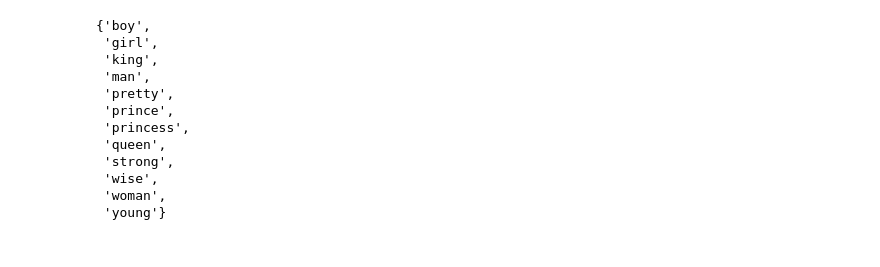
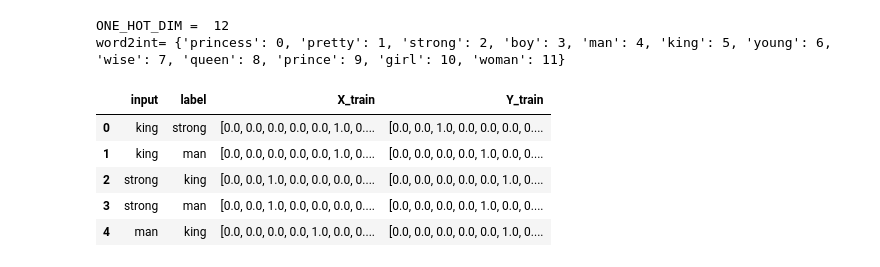
Before and after one commit to ftk1000/w2v_ftk1000, a Jupyter notebook: w2v_tf_fast.ipynb, the cells around one changed output. Drawn from its saved outputs; the diff is of its cells as text; code cells hidden in the pictures.

```diff
--- a/w2v_tf_fast.ipynb
+++ b/w2v_tf_fast.ipynb
@@ -37,15 +80,48 @@ words = set(words)
-# %%
-words
-# %% [output]
-{'boy',
- 'girl',
- 'king',
- 'man',
- 'pretty',
- 'prince',
- 'princess',
- 'queen',
- 'strong',
- 'wise',
- 'woman',
- 'young'}
+# %%
+w2idx = pd.DataFrame.from_dict({ 'values': word2int.values(), 'word': word2int.keys() })
+# print(w2idx.head())
+
+import tensorflow as tf
+import numpy as np
+from tensorflow.keras.utils import plot_model
+
+ONE_HOT_DIM = len(words)
+print('ONE_HOT_DIM = ', ONE_HOT_DIM)
+# function to convert numbers to one hot vectors
+def to_one_hot_encoding(data_point_index):
+    one_hot_encoding = np.zeros(ONE_HOT_DIM)
+    one_hot_encoding[data_point_index] = 1
+    return one_hot_encoding
+
+X = [] # input word
+Y = [] # target word
+
+
+# print(df.head())
+print('word2int=', word2int)
+# k=0
+for x, y in zip(df['input'], df['label']):
+    X.append(to_one_hot_encoding(word2int[ x ]))
+    Y.append(to_one_hot_encoding(word2int[ y ]))
+    # if k<5:
+    #   Xtmp = to_one_hot_encoding(word2int[ x ])
+    #   Ytmp = to_one_hot_encoding(word2int[ y ])
+    #   print(x,'\t===>',Xtmp, '\t\t\t\t',  y ,'===>',Ytmp)
+    #   k+=1
+
+
+# convert them to numpy arrays
+X_train = np.asarray(X)
+Y_train = np.asarray(Y)
+df['X_train']=list(X_train)
+df['Y_train']=list(Y_train)
+df.head()
+# %% [output]
+ONE_HOT_DIM =  12
+word2int= {'princess': 0, 'pretty': 1, 'strong': 2, 'boy': 3, 'man': 4, 'king': 5, 'young': 6, 'wise': 7, 'queen': 8, 'prince': 9, 'girl': 10, 'woman': 11}
+|  | input | label | X_train | Y_train |
+| 0 | king | strong | [0.0, 0.0, 0.0, 0.0, 0.0, 1.0, 0.... | [0.0, 0.0, 1.0, 0.0, 0.0, 0.0, 0.... |
+| 1 | king | man | [0.0, 0.0, 0.0, 0.0, 0.0, 1.0, 0.... | [0.0, 0.0, 0.0, 0.0, 1.0, 0.0, 0.... |
+| 2 | strong | king | [0.0, 0.0, 1.0, 0.0, 0.0, 0.0, 0.... | [0.0, 0.0, 0.0, 0.0, 0.0, 1.0, 0.... |
+| 3 | strong | man | [0.0, 0.0, 1.0, 0.0, 0.0, 0.0, 0.... | [0.0, 0.0, 0.0, 0.0, 1.0, 0.0, 0.... |
+| 4 | man | king | [0.0, 0.0, 0.0, 0.0, 1.0, 0.0, 0.... | [0.0, 0.0, 0.0, 0.0, 0.0, 1.0, 0.... |
```
Also changed, not shown: parts of 17 cells of this notebook.
